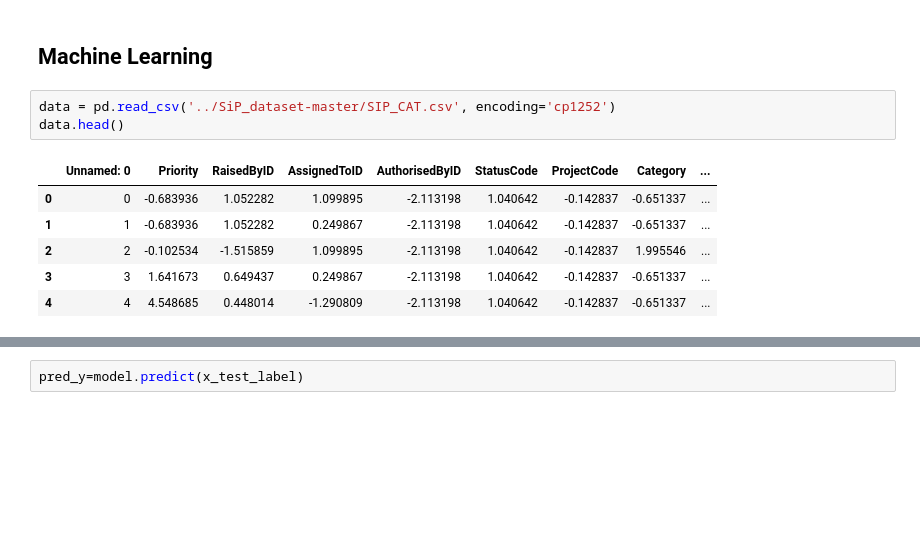
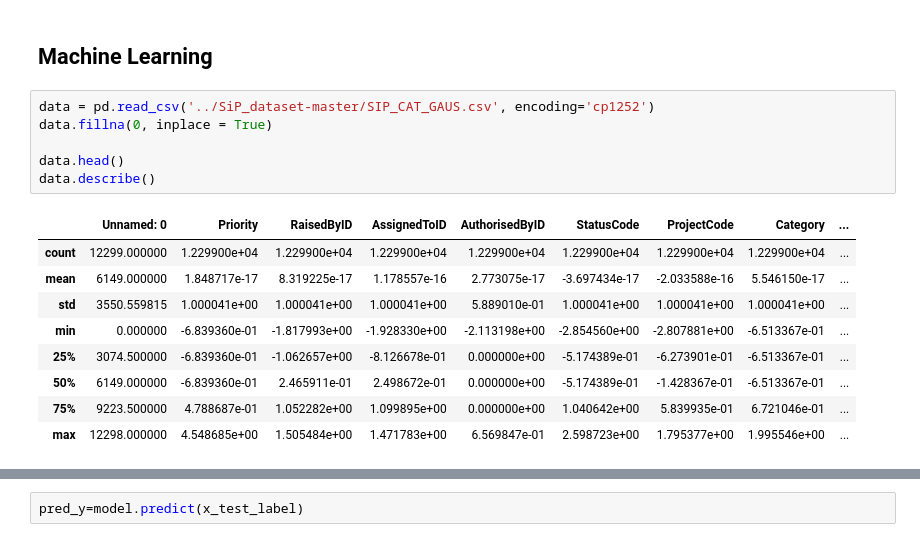
Before and after one commit to orlevit/EffortEstimation, a Jupyter notebook: notebooks/RegressionML.ipynb, the cells around one changed output, grey strips where cells are left out. Saved outputs shown, nothing was run; the diff lists cells and outputs as text; blank space fills up the shorter version.

```diff
--- a/notebooks/RegressionML.ipynb
+++ b/notebooks/RegressionML.ipynb
@@ -37,15 +46,21 @@ def set_curr_time():
 # %% [markdown]
 ## Machine Learning
 # %%
-data = pd.read_csv('../SiP_dataset-master/SIP_CAT.csv', encoding='cp1252')
+data = pd.read_csv('../SiP_dataset-master/SIP_CAT_GAUS.csv', encoding='cp1252')
+data.fillna(0, inplace = True)
+
 data.head()
+data.describe()
 # %% [output]
 |  | Unnamed: 0 | Priority | RaisedByID | AssignedToID | AuthorisedByID | StatusCode | ProjectCode | Category | ... |
-| 0 | 0 | -0.683936 | 1.052282 | 1.099895 | -2.113198 | 1.040642 | -0.142837 | -0.651337 | ... |
-| 1 | 1 | -0.683936 | 1.052282 | 0.249867 | -2.113198 | 1.040642 | -0.142837 | -0.651337 | ... |
-| 2 | 2 | -0.102534 | -1.515859 | 1.099895 | -2.113198 | 1.040642 | -0.142837 | 1.995546 | ... |
-| 3 | 3 | 1.641673 | 0.649437 | 0.249867 | -2.113198 | 1.040642 | -0.142837 | -0.651337 | ... |
-| 4 | 4 | 4.548685 | 0.448014 | -1.290809 | -2.113198 | 1.040642 | -0.142837 | -0.651337 | ... |
+| count | 12299.000000 | 1.229900e+04 | 1.229900e+04 | 1.229900e+04 | 1.229900e+04 | 1.229900e+04 | 1.229900e+04 | 1.229900e+04 | ... |
+| mean | 6149.000000 | 1.848717e-17 | 8.319225e-17 | 1.178557e-16 | 2.773075e-17 | -3.697434e-17 | -2.033588e-16 | 5.546150e-17 | ... |
+| std | 3550.559815 | 1.000041e+00 | 1.000041e+00 | 1.000041e+00 | 5.889010e-01 | 1.000041e+00 | 1.000041e+00 | 1.000041e+00 | ... |
+| min | 0.000000 | -6.839360e-01 | -1.817993e+00 | -1.928330e+00 | -2.113198e+00 | -2.854560e+00 | -2.807881e+00 | -6.513367e-01 | ... |
+| 25% | 3074.500000 | -6.839360e-01 | -1.062657e+00 | -8.126678e-01 | 0.000000e+00 | -5.174389e-01 | -6.273901e-01 | -6.513367e-01 | ... |
+| 50% | 6149.000000 | -6.839360e-01 | 2.465911e-01 | 2.498672e-01 | 0.000000e+00 | -5.174389e-01 | -1.428367e-01 | -6.513367e-01 | ... |
+| 75% | 9223.500000 | 4.788687e-01 | 1.052282e+00 | 1.099895e+00 | 0.000000e+00 | 1.040642e+00 | 5.839935e-01 | 6.721046e-01 | ... |
+| max | 12298.000000 | 4.548685e+00 | 1.505484e+00 | 1.471783e+00 | 6.569847e-01 | 2.598723e+00 | 1.795377e+00 | 1.995546e+00 | ... |
 # %%
 data = data[relevent_attributes]
 ROW_COUNT = max(data.count())
```
Also changed, not shown: parts of 17 cells of this notebook, 12 other files.
